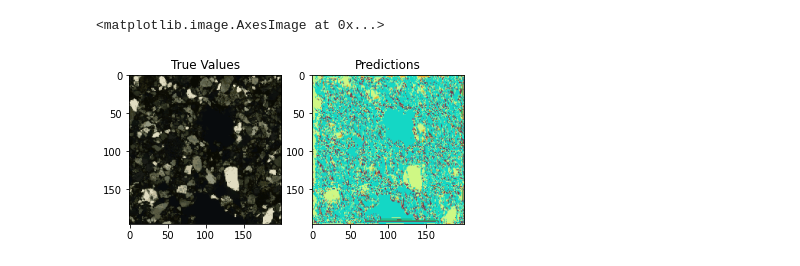
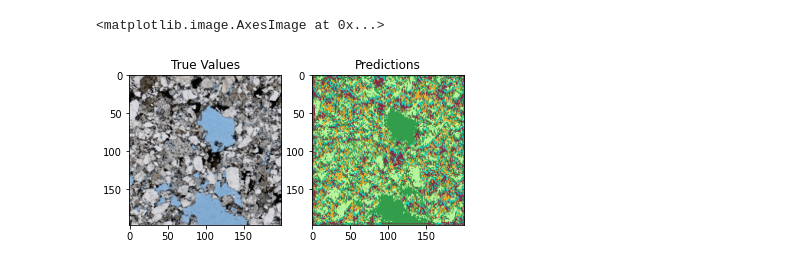
Before and after one commit to kbkus/Automated-Mineralogy, a Jupyter notebook: load_previous_model.ipynb, the cells around one changed output. Cells and saved outputs as stored; diff of their text form; code cells hidden in the pictures.

```diff
--- a/load_previous_model.ipynb
+++ b/load_previous_model.ipynb
@@ -93,30 +32,30 @@ saved  ../dataset/checkpoints/smaller_checkpoints.4
 # %%
 # self made model
 i = 784
 # get prediction on test set
 # out = model.predict_segmentation(
 #     inp = f'../dataset/xpl_train_images/img_{i}.png',
 #     out_fname = 'output.png')
-out = model.predict_segmentation(
-    inp = f'Images/xplimg.png',
+out = model2.predict_segmentation(
+    inp = f'Images/image.jpg',
     out_fname = 'output2.png')
 
 # load the test image
 pred_img = Image.open('output2.png').convert('RGB')
 
 # # load original image
 # orig_img = Image.open(f'../dataset/train_segmentation/img_{i}.png')
 
 # load original image
-orig_img = Image.open(f'Images/xplimg.png')
+orig_img = Image.open(f'Images/image.jpg')
 
 plt.subplot(1,2,1)
 plt.title('True Values')
 plt.imshow(orig_img)
 
 plt.subplot(1,2,2)
 plt.title('Predictions')
 plt.imshow(pred_img)
 # %% [output]
 <matplotlib.image.AxesImage at 0x...>
-[figure, old version]
+[figure, new version]
```
Also changed, not shown: parts of 7 cells of this notebook, 8 other files.
